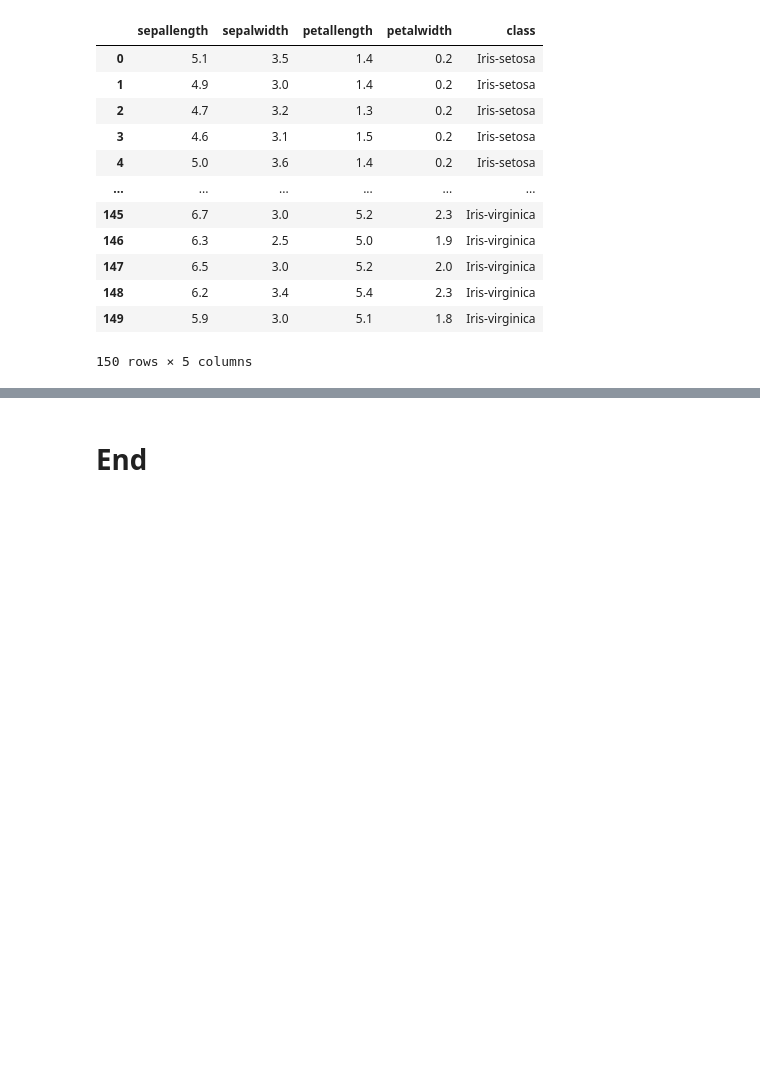
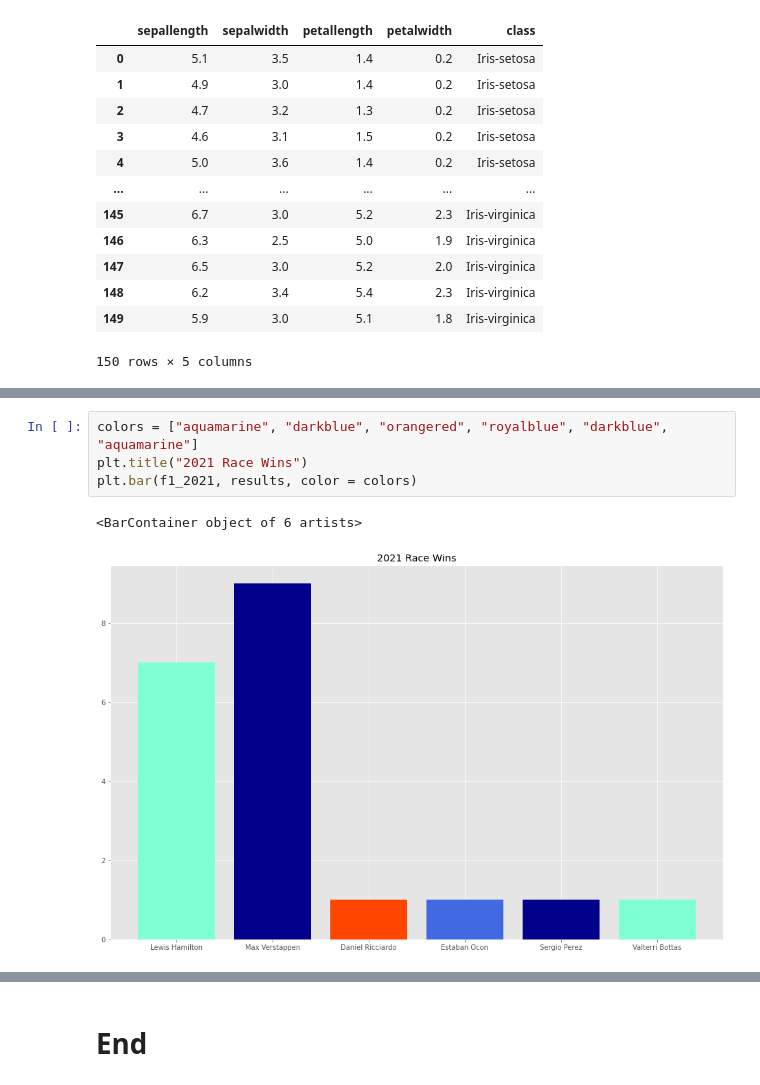
Before and after one commit to kaob1991/fundamentals-DA-assessment, a Jupyter notebook: pyplot.ipynb, the cells around one changed output, grey strips where cells are left out. Cells and saved outputs as stored; diff of their text form; blank space fills up the shorter version.

```diff
--- a/pyplot.ipynb
+++ b/pyplot.ipynb
@@ -218,3 +261,10 @@ df
+# %%
+colors = ["aquamarine", "darkblue", "orangered", "royalblue", "darkblue", "aquamarine"]
+plt.title("2021 Race Wins")
+plt.bar(f1_2021, results, color = colors)
+# %% [output]
+<BarContainer object of 6 artists>
+[figure, added]
 # %% [markdown]
 <!--bibtex
 
```
Also changed, not shown: parts of 7 cells of this notebook.
